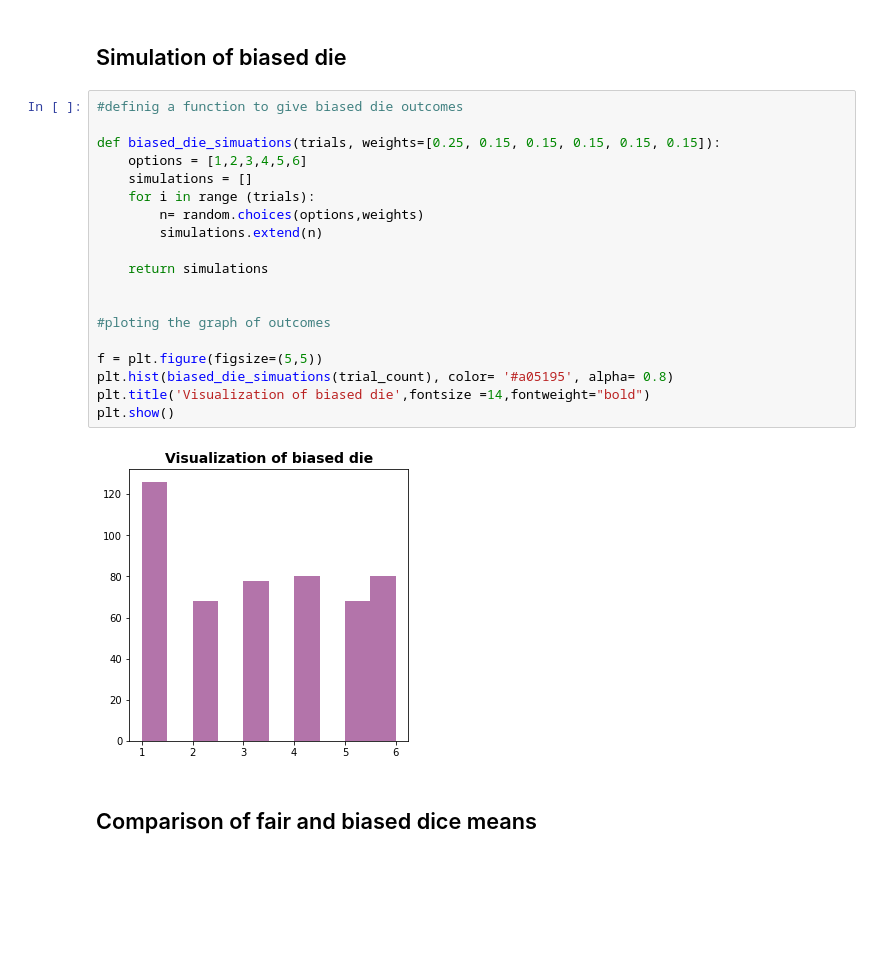
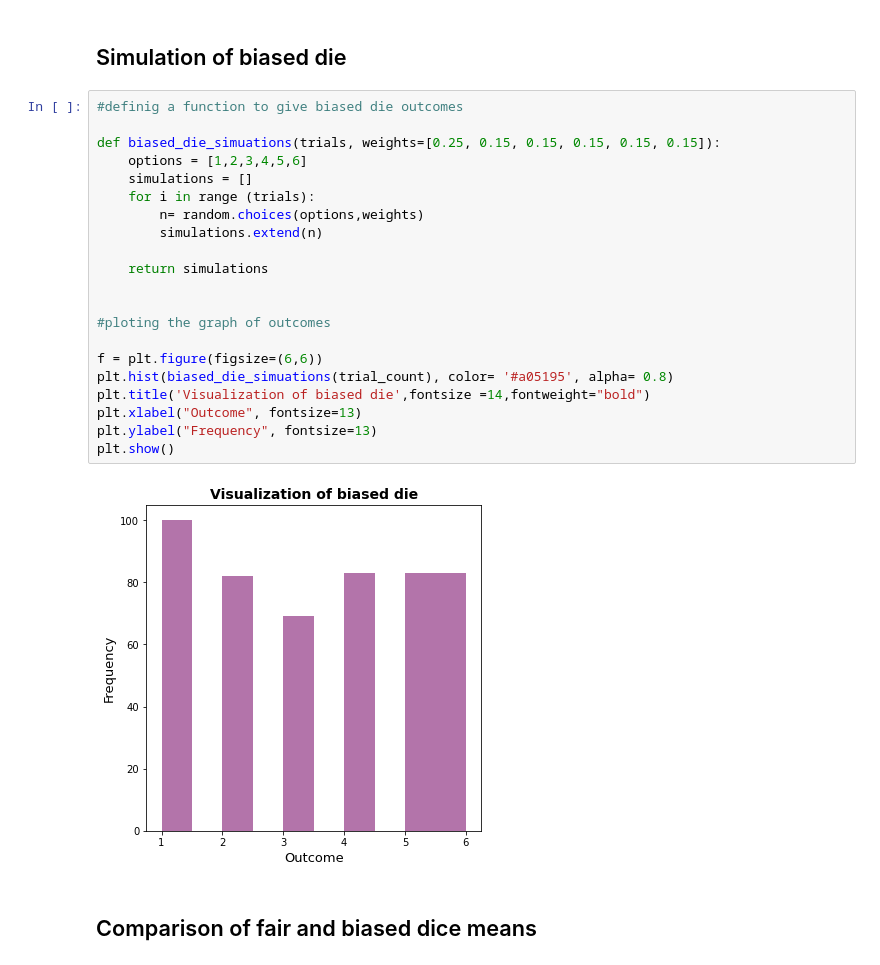
Before and after one commit to shrpatil/Intro-to-Data-Science, a Jupyter notebook: Week02/HW-02.ipynb, the cells around one changed output. Cells and saved outputs as stored; diff of their text form; blank space fills up the shorter version.

```diff
--- a/Week02/HW-02.ipynb
+++ b/Week02/HW-02.ipynb
@@ -52,24 +54,26 @@ plt.show()
 # %%
 #definig a function to give biased die outcomes
 
 def biased_die_simuations(trials, weights=[0.25, 0.15, 0.15, 0.15, 0.15, 0.15]):
     options = [1,2,3,4,5,6]
     simulations = []
     for i in range (trials):
         n= random.choices(options,weights)
         simulations.extend(n)
 
     return simulations
 
 
 #ploting the graph of outcomes
 
-f = plt.figure(figsize=(5,5))
+f = plt.figure(figsize=(6,6))
 plt.hist(biased_die_simuations(trial_count), color= '#a05195', alpha= 0.8)
 plt.title('Visualization of biased die',fontsize =14,fontweight="bold")
+plt.xlabel("Outcome", fontsize=13)
+plt.ylabel("Frequency", fontsize=13)
 plt.show()
 # %% [output]
-[figure, old version]
+[figure, new version]
 # %% [markdown]
 ## Comparison of fair and biased dice means
 # %%
```
Also changed, not shown: parts of 2 cells of this notebook.
